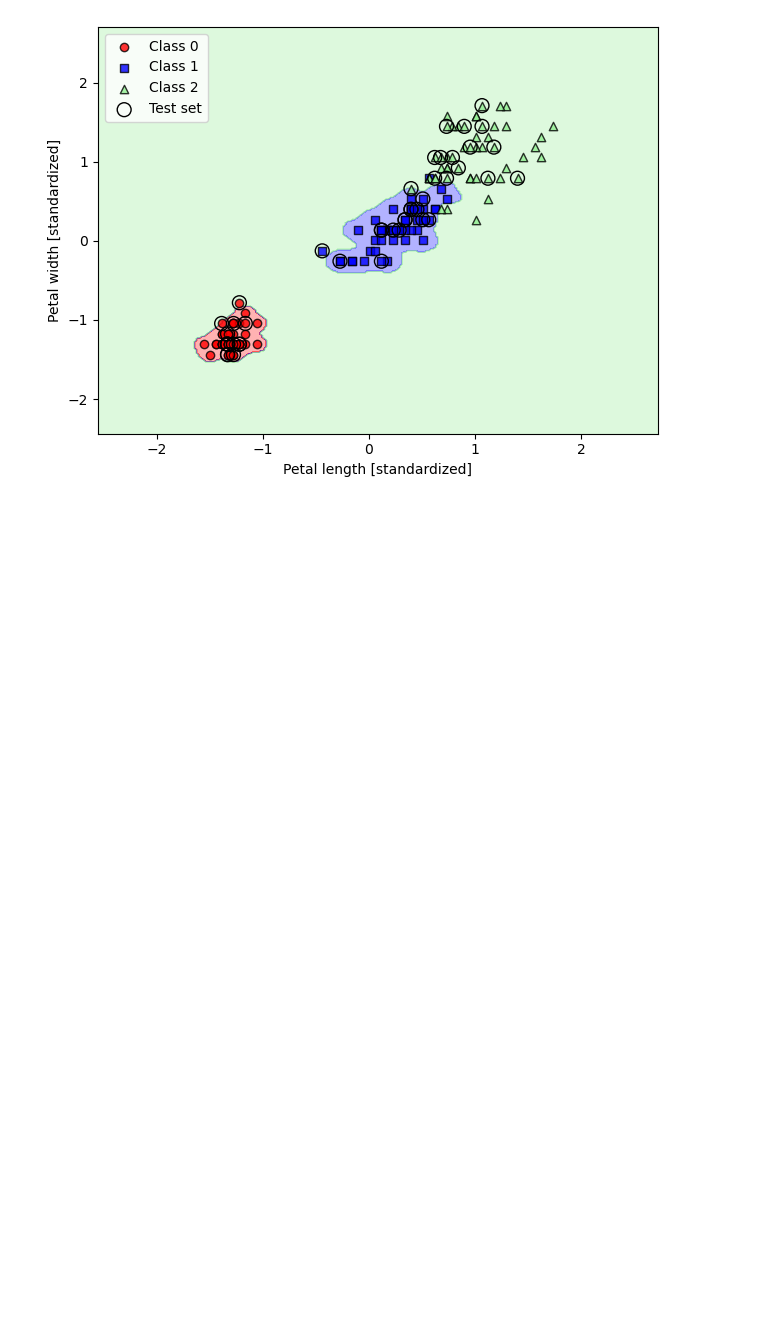
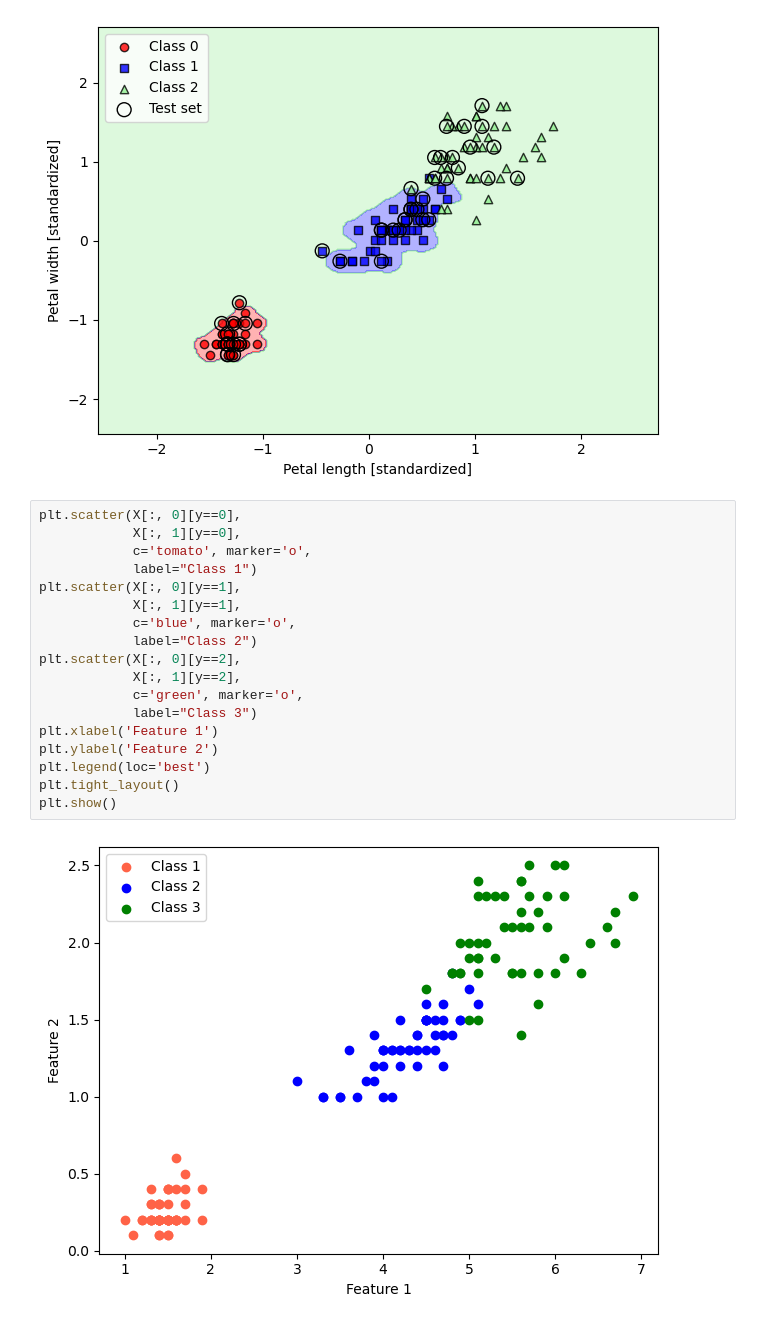
Before and after one commit to afsalahamed07/Machine-Learning, a Jupyter notebook: sklearn.ipynb, the cells around one changed output. Saved outputs shown, nothing was run; the diff lists cells and outputs as text; blank space fills up the shorter version.

```diff
--- a/sklearn.ipynb
+++ b/sklearn.ipynb
@@ -436,3 +436,23 @@ plt.tight_layout()
 plt.show()
 # %% [output]
 [figure]
+# %%
+plt.scatter(X[:, 0][y==0],
+            X[:, 1][y==0],
+            c='tomato', marker='o',
+            label="Class 1")
+plt.scatter(X[:, 0][y==1],
+            X[:, 1][y==1],
+            c='blue', marker='o',
+            label="Class 2")
+plt.scatter(X[:, 0][y==2],
+            X[:, 1][y==2],
+            c='green', marker='o',
+            label="Class 3")
+plt.xlabel('Feature 1')
+plt.ylabel('Feature 2')
+plt.legend(loc='best')
+plt.tight_layout()
+plt.show()
+# %% [output]
+[figure, added]
```
Also changed, not shown: parts of 23 cells of this notebook, 11 other files.
